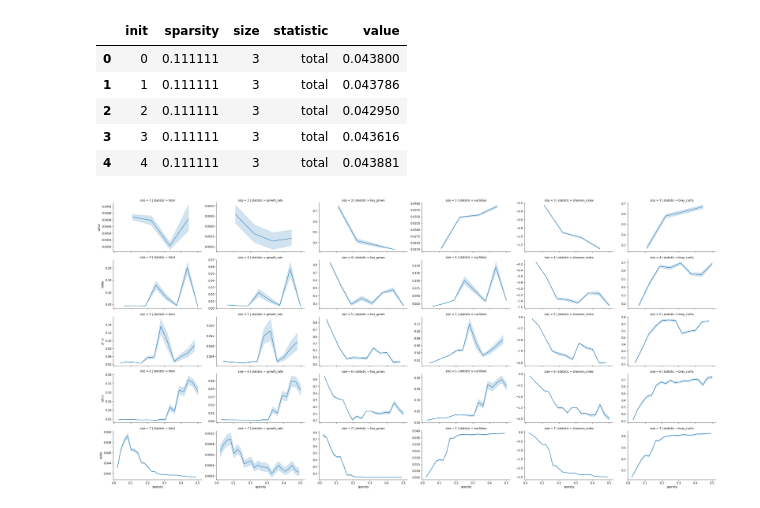
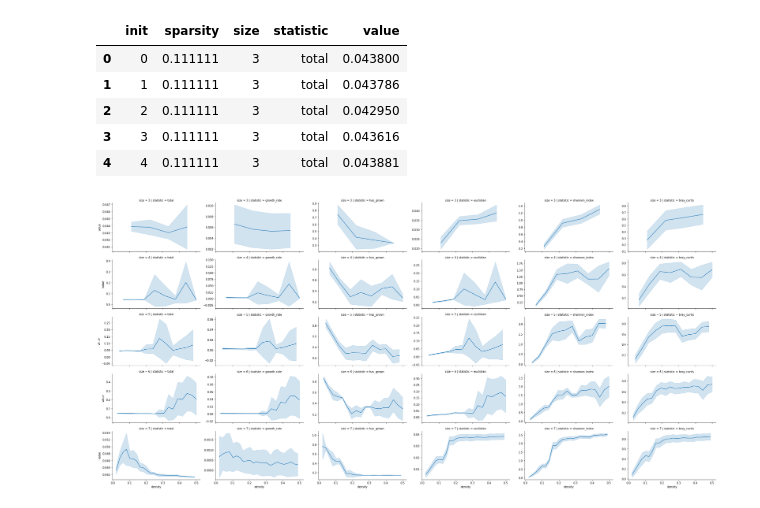
Before and after one commit to DJSiddharthVader/Simulations-02712-Project, a Jupyter notebook: Notebooks/Sparsity_Analysis.ipynb, the cells around one changed output. Saved outputs shown, nothing was run; the diff lists cells and outputs as text; code cells hidden in the pictures.

Commit message:
finished sparsity analysis report section, fixed contributions

```diff
--- a/Notebooks/Sparsity_Analysis.ipynb
+++ b/Notebooks/Sparsity_Analysis.ipynb
@@ -37,6 +37,7 @@ results.head()
 | 4 | 0.043881 | 0.007216 | 0.666667 | 0.026531 | -0.350274 | 0.341461 | 4 | 0.111111 | 3 |
 # %%
 df = pd.read_csv('../Data/sparsity_analysis.tsv', sep='\t')
+df['shannon_index'] = abs(df['shannon_index'])
 ids = ['init', 'sparsity', 'size']
 df = pd.melt(df,
              id_vars=ids,
@@ -53,12 +54,13 @@ df.head()
 # %%
 import seaborn as sns
 pdf = df #df[df['size'] != 4]
-pdf = pdf[pdf['statistic'] != 'skew']
+pdf.rename(columns={'sparsity': 'density'}, inplace=True)
+#pdf = pdf[pdf['statistic'] != 'skew']
 plot = sns.FacetGrid(pdf, col='statistic', row='size',
                      sharex=True, sharey=False, aspect=16/9)
-plot.map_dataframe(sns.lineplot, x='sparsity', y='value')
+plot.map_dataframe(sns.lineplot, x='density', y='value', ci="sd")
 plot.add_legend()
 plot.tight_layout()
 plot.fig.savefig('../Documents/figures/sparsity_analysis.png')
 # %% [output]
-[figure, old version]
+[figure, new version]
```
Also changed, not shown: 3 other files.
